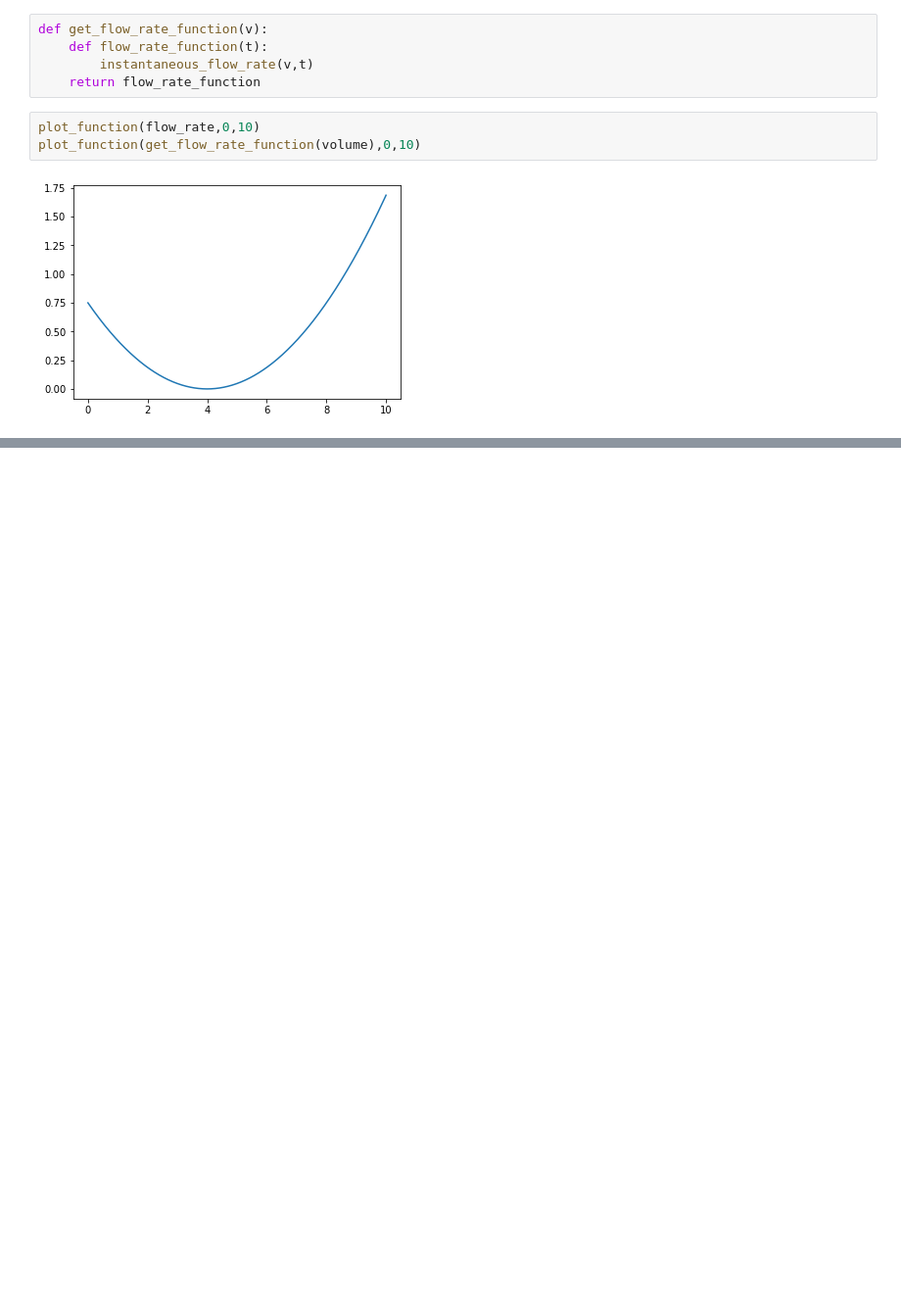
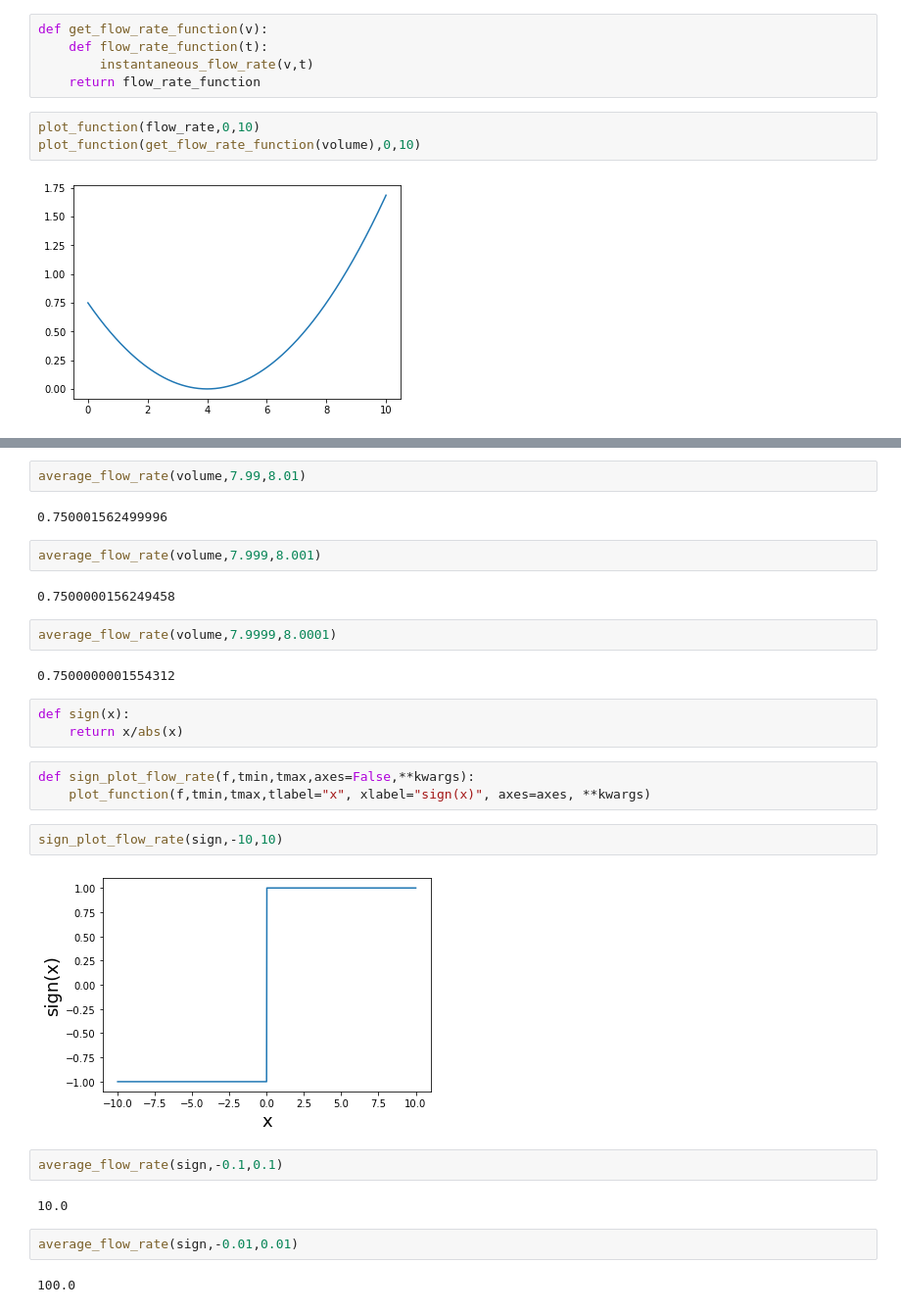
Before and after one commit to Sakurajima-sight/Mathematics-for-programmers-Python, a Jupyter notebook: Chapter 08/Untitled.ipynb, the cells around one changed output, grey strips where cells are left out. Shown: that part at 98% size. Cells and saved outputs as stored; diff of their text form; blank space fills up the shorter version.

```diff
--- a/Chapter 08/Untitled.ipynb
+++ b/Chapter 08/Untitled.ipynb
@@ -184,0 +201,30 @@ plot_function(get_flow_rate_function(volume),0,10)
+# %%
+average_flow_rate(volume,7.99,8.01)
+# %% [output]
+0.750001562499996
+# %%
+average_flow_rate(volume,7.999,8.001)
+# %% [output]
+0.7500000156249458
+# %%
+average_flow_rate(volume,7.9999,8.0001)
+# %% [output]
+0.7500000001554312
+# %%
+def sign(x):
+    return x/abs(x)
+# %%
+def sign_plot_flow_rate(f,tmin,tmax,axes=False,**kwargs):
+    plot_function(f,tmin,tmax,tlabel="x", xlabel="sign(x)", axes=axes, **kwargs)
+# %%
+sign_plot_flow_rate(sign,-10,10)
+# %% [output]
+[figure, added]
+# %%
+average_flow_rate(sign,-0.1,0.1)
+# %% [output]
+10.0
+# %%
+average_flow_rate(sign,-0.01,0.01)
+# %% [output]
+100.0
```
Also changed, not shown: parts of 6 cells of this notebook.
